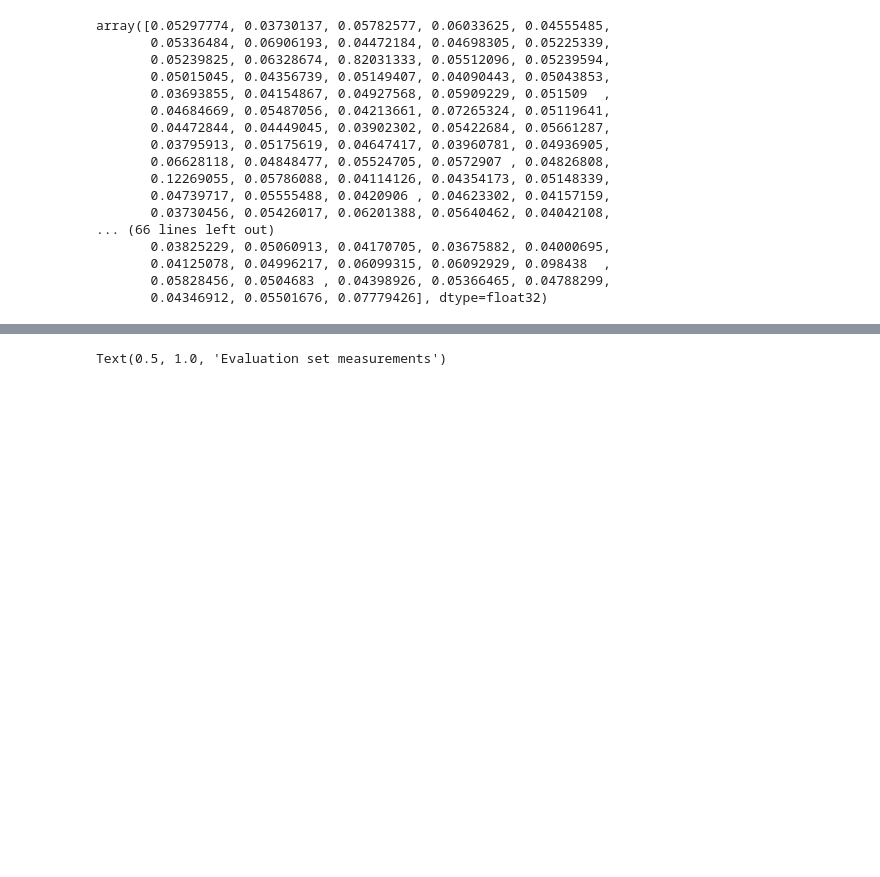
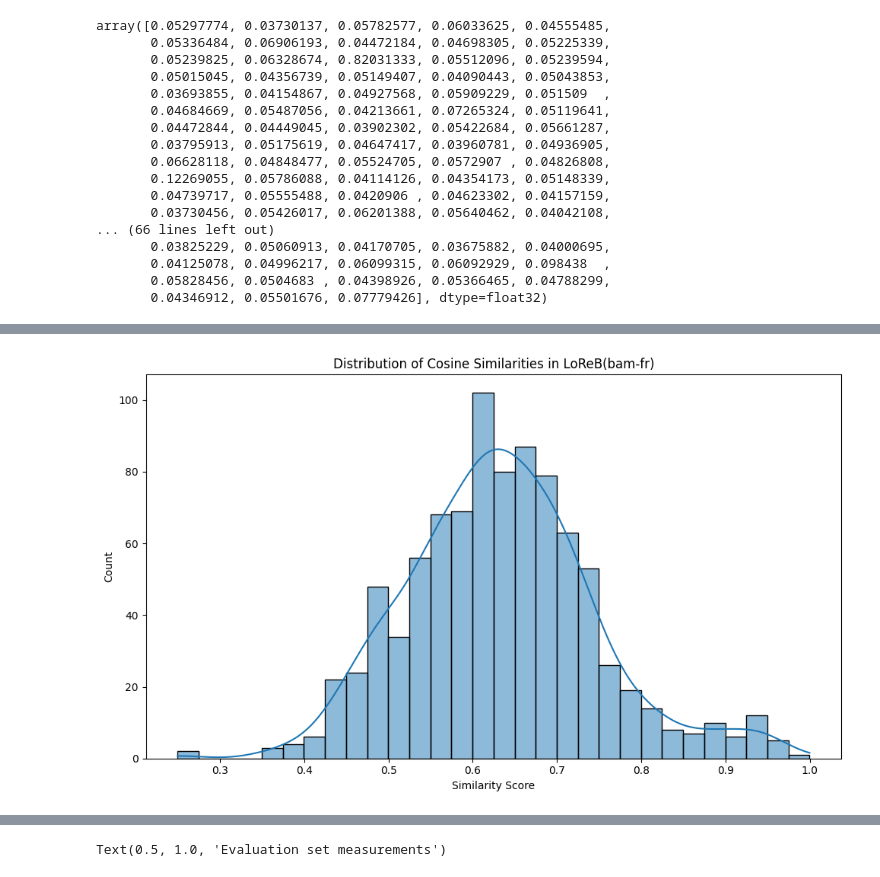
Before and after one commit to FaezeM/NLP_Bambara, a Jupyter notebook: similarity.ipynb, the cells around one changed output, grey strips where cells are left out. Saved outputs shown, nothing was run; the diff lists cells and outputs as text; code cells hidden in the pictures; blank space fills up the shorter version.

```diff
--- a/similarity.ipynb
+++ b/similarity.ipynb
@@ -105,3 +174,6 @@ array([0.6385678 , 0.6034815 , 0.6798109 , 0.7027718 , 0.68825674,
        0.77476144, 0.6917268 , 0.681539  , 0.5720546 , 0.53973407,
        0.5416655 , 0.6470025 , 0.62329704, 0.6679843 , 0.7843586 ],
       dtype=float32)
+# %%
+cosine_bam_fr_loc = cosine_sim(bam_embeddings_loc, fr_embeddings_loc)
+cosine_bam_fr_loc
@@ -258,0 +410,4 @@ import matplotlib.pyplot as plt
+# %%
+distribution_graph(cosine_bam_fr_loc, 'Distribution of Cosine Similarities in LoReB(bam-fr)',16, 'Similarity Score',14)
+# %% [output]
+[figure, added]
```
Also changed, not shown: parts of 25 cells of this notebook.
